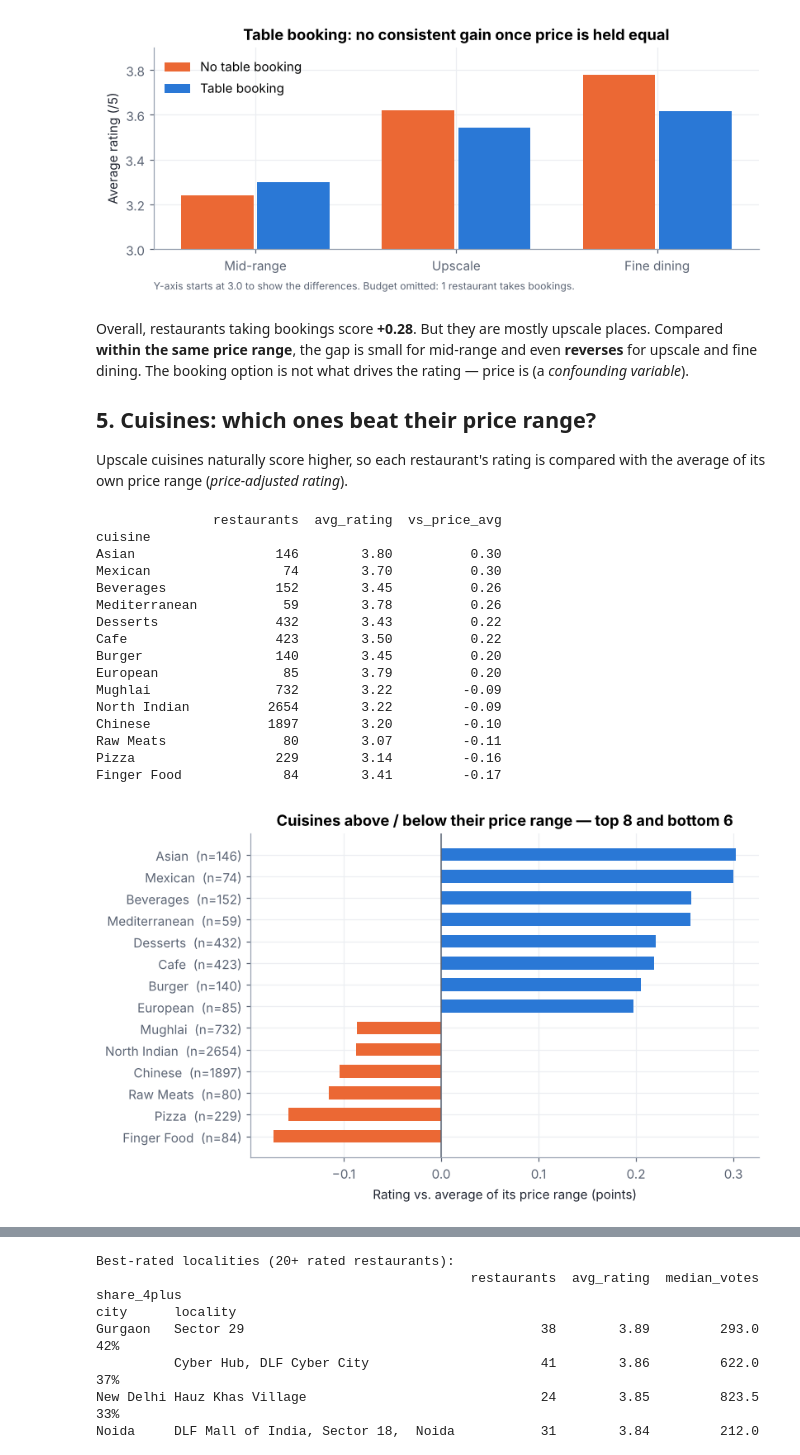
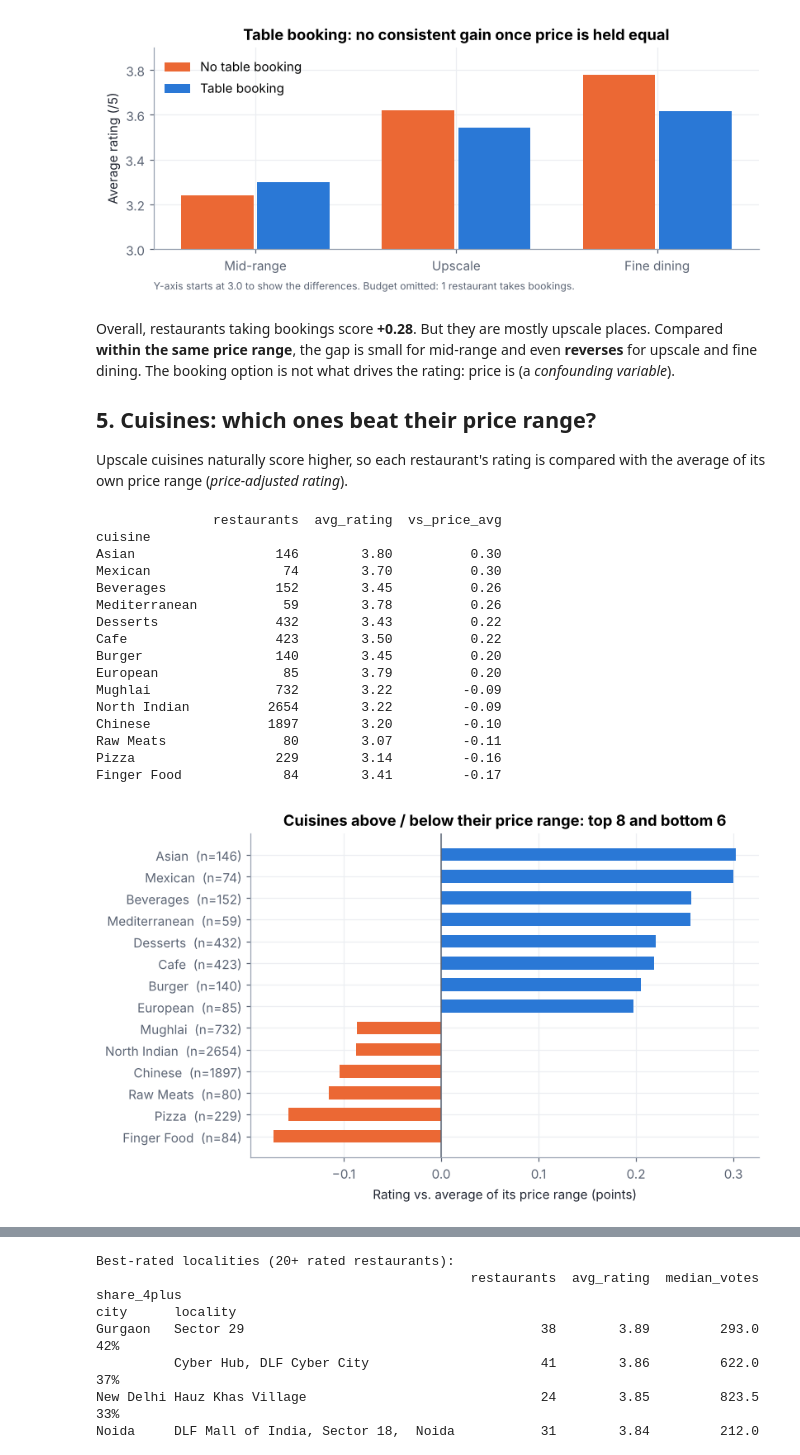
Before and after one commit to lolopaul208/zomato-Note-restaurant-, a Jupyter notebook: analysis.ipynb, the cells around one changed output, grey strips where cells are left out. Saved outputs shown, nothing was run; the diff lists cells and outputs as text; code cells hidden in the pictures.

```diff
--- a/analysis.ipynb
+++ b/analysis.ipynb
@@ -50,7 +50,7 @@ fig, ax = plt.subplots(figsize=(7.5, 3.4))
 labels = [l.split(" - ")[1] for l in by_price.index]
 bars = ax.bar(labels, by_price["avg_rating"], color=BLUE, width=0.55)
 ax.set_ylim(3.0, 3.8); ax.set_ylabel("Average rating (/5)")
-ax.set_title("Average rating by price range — Delhi NCR, rated restaurants")
+ax.set_title("Average rating by price range, Delhi NCR, rated restaurants")
 for b, v in zip(bars, by_price["avg_rating"]):
     ax.text(b.get_x() + b.get_width()/2, v + 0.015, f"{v:.2f}", ha="center", color=INK, fontsize=9)
 ax.text(0, -0.2, "Y-axis starts at 3.0 to show the differences.", transform=ax.transAxes, fontsize=8, color="#5b6474")
@@ -149,7 +149,7 @@ price_label
 4 - Fine dining            54      240
 [figure]
 # %% [markdown]
-Overall, restaurants taking bookings score **+0.28**. But they are mostly upscale places. Compared **within the same price range**, the gap is small for mid-range and even **reverses** for upscale and fine dining. The booking option is not what drives the rating — price is (a *confounding variable*).
+Overall, restaurants taking bookings score **+0.28**. But they are mostly upscale places. Compared **within the same price range**, the gap is small for mid-range and even **reverses** for upscale and fine dining. The booking option is not what drives the rating: price is (a *confounding variable*).
 
 ## 5. Cuisines: which ones beat their price range?
 Upscale cuisines naturally score higher, so each restaurant's rating is compared with the average of its own price range (*price-adjusted rating*).
@@ -159,33 +159,33 @@ c = cuisines.merge(rated[["restaurant_id", "aggregate_rating", "rating_vs_price_
 cu = (c.groupby("cuisine").agg(restaurants=("restaurant_id", "size"),
                                avg_rating=("aggregate_rating", "mean"),
                                vs_price_avg=("rating_vs_price_avg", "mean"))
         .query("restaurants >= 40").sort_values("vs_price_avg"))
 pick = pd.concat([cu.head(6), cu.tail(8)])
 print(pick.round(2).iloc[::-1].to_string())
 
 fig, ax = plt.subplots(figsize=(7.5, 4.6))
 colors = [BLUE if v > 0 else ORANGE for v in pick["vs_price_avg"]]
 ax.barh([f"{i}  (n={n})" for i, n in zip(pick.index, pick["restaurants"])], pick["vs_price_avg"], color=colors, height=0.6)
 ax.axvline(0, color="#5b6474", lw=1)
 ax.set_xlabel("Rating vs. average of its price range (points)")
-ax.set_title("Cuisines above / below their price range — top 8 and bottom 6")
+ax.set_title("Cuisines above / below their price range: top 8 and bottom 6")
 plt.tight_layout(); plt.savefig("charts/04_cuisines.png", dpi=150); plt.show()
 # %% [output]
                restaurants  avg_rating  vs_price_avg
 cuisine
 Asian                  146        3.80          0.30
 Mexican                 74        3.70          0.30
 Beverages              152        3.45          0.26
 Mediterranean           59        3.78          0.26
 Desserts               432        3.43          0.22
 Cafe                   423        3.50          0.22
 Burger                 140        3.45          0.20
 European                85        3.79          0.20
 Mughlai                732        3.22         -0.09
 North Indian          2654        3.22         -0.09
 Chinese               1897        3.20         -0.10
 Raw Meats               80        3.07         -0.11
 Pizza                  229        3.14         -0.16
 Finger Food             84        3.41         -0.17
-[figure, old version]
+[figure, new version]
 # %% [markdown]
```
Also changed, not shown: parts of 5 cells of this notebook, 3 other files.
